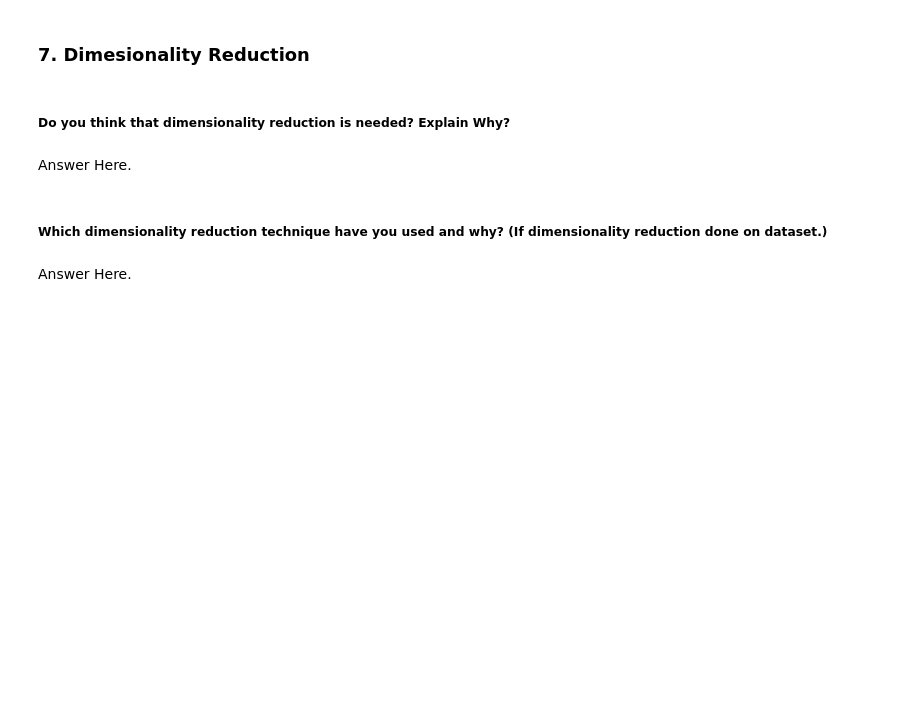
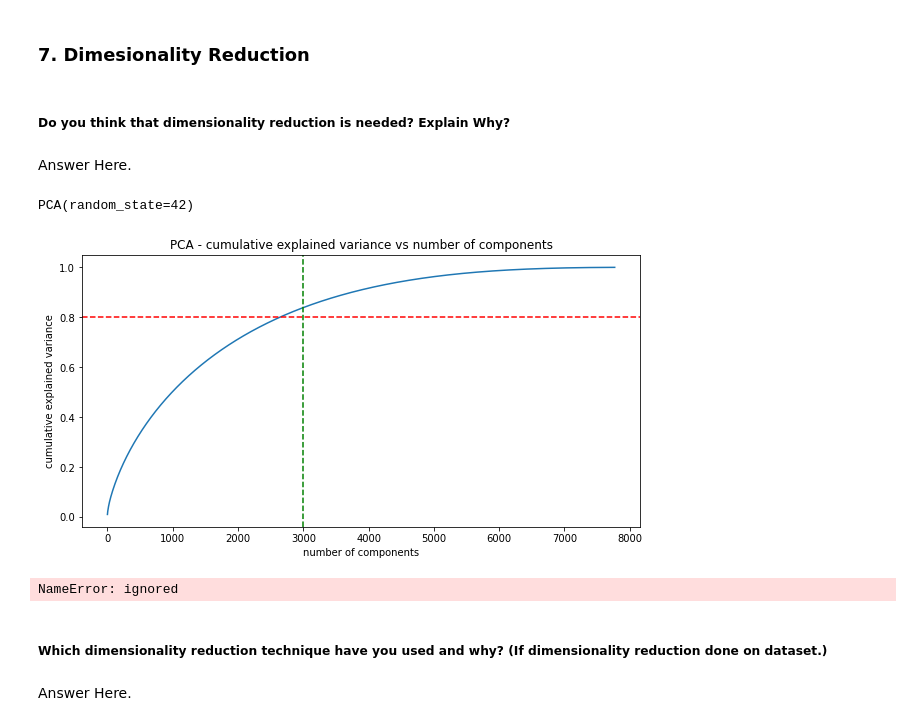
Before and after one commit to Gaurav-Yaduvanshi/Netflix-Movie-and-TV-Shows-Clustering, a Jupyter notebook: Netflix_Movies_and_TV_Shows_Clustering_.ipynb, the cells around one changed output. Cells and saved outputs as stored; diff of their text form; code cells hidden in the pictures; blank space fills up the shorter version.

```diff
--- a/Netflix_Movies_and_TV_Shows_Clustering_.ipynb
+++ b/Netflix_Movies_and_TV_Shows_Clustering_.ipynb
@@ -715,0 +839,12 @@ The data that we need to create cluster/building model are present in textual fo
+# %%
+# Normalizing Text (i.e., Stemming, Lemmatization etc.)
+# Create an object of stemming function
+stemmer = SnowballStemmer("english")
+
+def stemming(text):
+    '''a function which stems each word in the given text'''
+    text = [stemmer.stem(word) for word in text.split()]
+    return " ".join(text)
+
+df['Texts'] = df['Texts'].apply(stemming)
+df.Texts[0]
@@ -727,0 +863,10 @@ Answer Here.
+# %%
+# Vectorizing Text
+# Create the object of tfid vectorizer and  max features = 5000 to prevent system from crashing
+tfid_vectorizer = TfidfVectorizer(stop_words='english', lowercase=False, max_features = 5000)
+
+# fit the vectorizer using the text data
+tfid_vectorizer.fit(df['Texts'])
+
+# collect the vocabulary items used in the vectorizer
+dictionary = tfid_vectorizer.vocabulary_.items()
@@ -727,0 +877,8 @@ Answer Here.
+# %%
+# convert X into array form for clustering
+X = tfid_vectorizer.transform(df['Texts']).toarray()
+
+# summarize encoded X
+print(X)
+print(f'shape of the vector : {X.shape}')
+print(f'datatype : {type(X)}')
@@ -767,6 +934,35 @@ Answer Here.
 Answer Here.
 # %%
 # DImensionality Reduction (If needed)
+# using PCA to reduce dimensionality
+pca = PCA(random_state=42)
+pca.fit(X)
+# %% [output]
+PCA(random_state=42)
+# %%
+# Explained variance for different number of components
+plt.figure(figsize=(10,5))
+plt.plot(np.cumsum(pca.explained_variance_ratio_))
+plt.title('PCA - cumulative explained variance vs number of components')
+plt.xlabel('number of components')
+plt.ylabel('cumulative explained variance')
+plt.axhline(y= 0.8, color='red', linestyle='--')
+plt.axvline(x= 3000, color='green', linestyle='--')
+plt.show()
+# %% [output]
+[figure, added]
+# %%
+# reducing the dimensions to 3000 using pca
+pca = PCA(n_components=3000, random_state=42)
+pca.fit(X)
+
+# transformed features
+x = pca.transform(X)
+
+# shape of transformed vectors
+x.shape
+# %% [output]
+NameError: ignored
 # %% [markdown]
 ##### Which dimensionality reduction technique have you used and why? (If dimensionality reduction done on dataset.)
 # %% [markdown]
```
Also changed, not shown: parts of 75 cells of this notebook.
